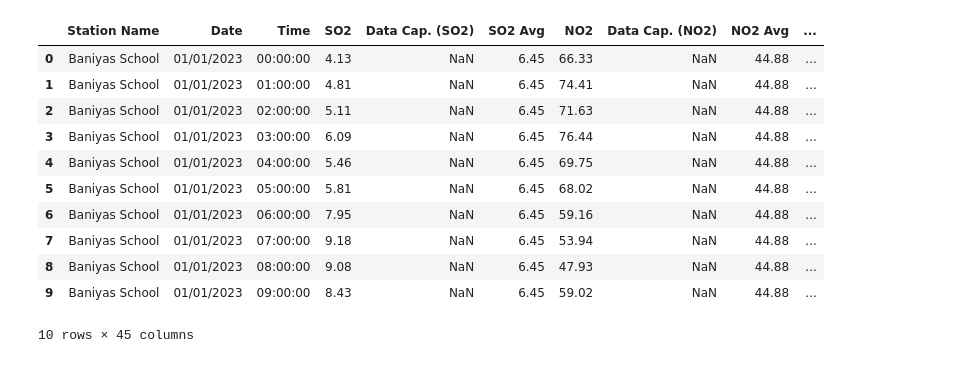
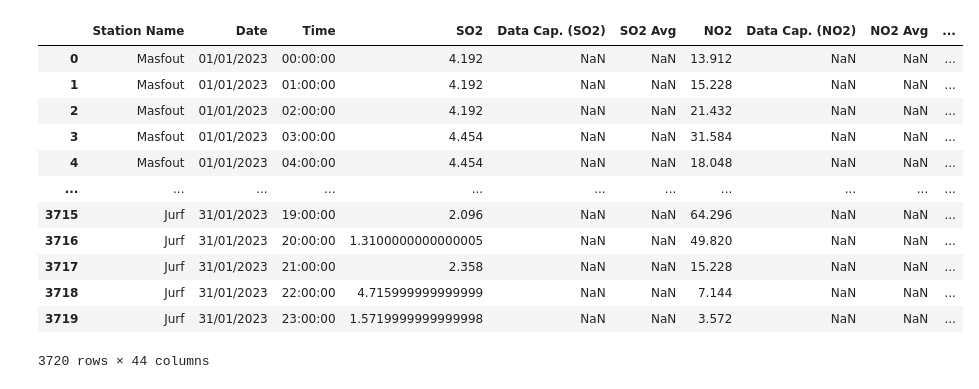
Before and after one commit to iamabishekdogra/vikrant_dubai, a Jupyter notebook: convert.ipynb, the cells around one changed output. Cells and saved outputs as stored; diff of their text form; code cells hidden in the pictures.

```diff
--- a/convert.ipynb
+++ b/convert.ipynb
@@ -1,21 +1,22 @@
 # %%
 import pandas as pd
 # %%
-df = pd.read_csv('/workspaces/vikrant_dubai/final/AD/AD 1.csv')
-df.head(10)
+df = pd.read_csv('/workspaces/vikrant_dubai/final/AJ/AJ 1.csv')
+df
 # %% [output]
 |  | Station Name | Date | Time | SO2 | Data Cap. (SO2) | SO2 Avg | NO2 | Data Cap. (NO2) | NO2 Avg | ... |
-| 0 | Baniyas School | 01/01/2023 | 00:00:00 | 4.13 | NaN | 6.45 | 66.33 | NaN | 44.88 | ... |
-| 1 | Baniyas School | 01/01/2023 | 01:00:00 | 4.81 | NaN | 6.45 | 74.41 | NaN | 44.88 | ... |
-| 2 | Baniyas School | 01/01/2023 | 02:00:00 | 5.11 | NaN | 6.45 | 71.63 | NaN | 44.88 | ... |
-| 3 | Baniyas School | 01/01/2023 | 03:00:00 | 6.09 | NaN | 6.45 | 76.44 | NaN | 44.88 | ... |
-| 4 | Baniyas School | 01/01/2023 | 04:00:00 | 5.46 | NaN | 6.45 | 69.75 | NaN | 44.88 | ... |
-| 5 | Baniyas School | 01/01/2023 | 05:00:00 | 5.81 | NaN | 6.45 | 68.02 | NaN | 44.88 | ... |
-| 6 | Baniyas School | 01/01/2023 | 06:00:00 | 7.95 | NaN | 6.45 | 59.16 | NaN | 44.88 | ... |
-| 7 | Baniyas School | 01/01/2023 | 07:00:00 | 9.18 | NaN | 6.45 | 53.94 | NaN | 44.88 | ... |
-| 8 | Baniyas School | 01/01/2023 | 08:00:00 | 9.08 | NaN | 6.45 | 47.93 | NaN | 44.88 | ... |
-| 9 | Baniyas School | 01/01/2023 | 09:00:00 | 8.43 | NaN | 6.45 | 59.02 | NaN | 44.88 | ... |
+| 0 | Masfout | 01/01/2023 | 00:00:00 | 4.192 | NaN | NaN | 13.912 | NaN | NaN | ... |
+| 1 | Masfout | 01/01/2023 | 01:00:00 | 4.192 | NaN | NaN | 15.228 | NaN | NaN | ... |
+| 2 | Masfout | 01/01/2023 | 02:00:00 | 4.192 | NaN | NaN | 21.432 | NaN | NaN | ... |
+| 3 | Masfout | 01/01/2023 | 03:00:00 | 4.454 | NaN | NaN | 31.584 | NaN | NaN | ... |
+| 4 | Masfout | 01/01/2023 | 04:00:00 | 4.454 | NaN | NaN | 18.048 | NaN | NaN | ... |
+| ... | ... | ... | ... | ... | ... | ... | ... | ... | ... | ... |
+| 3715 | Jurf | 31/01/2023 | 19:00:00 | 2.096 | NaN | NaN | 64.296 | NaN | NaN | ... |
+| 3716 | Jurf | 31/01/2023 | 20:00:00 | 1.3100000000000005 | NaN | NaN | 49.820 | NaN | NaN | ... |
+| 3717 | Jurf | 31/01/2023 | 21:00:00 | 2.358 | NaN | NaN | 15.228 | NaN | NaN | ... |
+| 3718 | Jurf | 31/01/2023 | 22:00:00 | 4.715999999999999 | NaN | NaN | 7.144 | NaN | NaN | ... |
+| 3719 | Jurf | 31/01/2023 | 23:00:00 | 1.5719999999999998 | NaN | NaN | 3.572 | NaN | NaN | ... |
-10 rows × 45 columns
+3720 rows × 44 columns
 # %%
 df.columns
 # %% [output]
```
Also changed, not shown: parts of 9 cells of this notebook, 4 other files.
